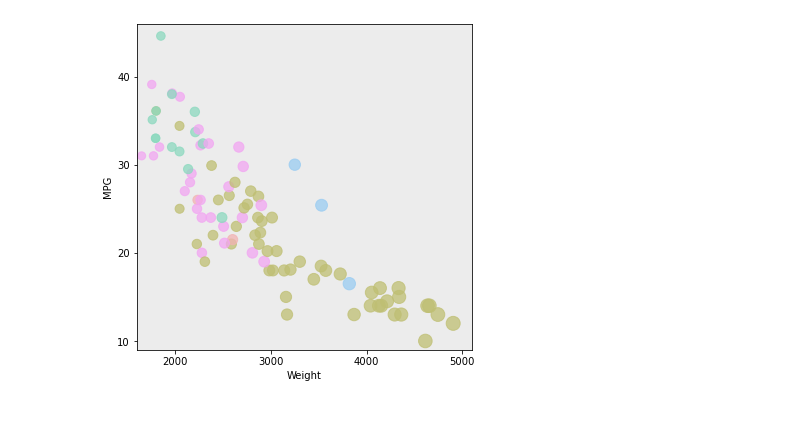
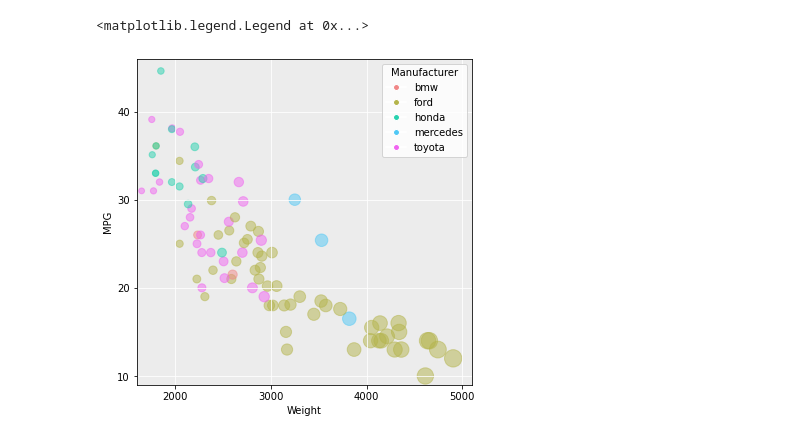
Before and after one commit to cs480x-22c/a2-DataVis-5Ways, a Jupyter notebook: matplotlib/matplotlib vis.ipynb, the cells around one changed output. Drawn from its saved outputs; the diff is of its cells as text; code cells hidden in the pictures.

Commit message:
Added images

```diff
--- a/matplotlib/matplotlib vis.ipynb
+++ b/matplotlib/matplotlib vis.ipynb
@@ -1,32 +1,42 @@
 # %%
 import pandas as pd
 df = pd.read_csv("../cars-sample.csv")
 
 def mapColor(m):
     if m == "ford":
-        return (.75, .75, .45, .75)
+        return (180/255, 180/255, 75/255, .5)
     elif m == "toyota":
-        return (.95, .65, .95, .75)
+        return (240/255, 100/255, 240/255, .5)
     elif m == "bmw":
-        return (.95, .70, .70, .75)
+        return (240/255, 135/255, 135/255, .5)
     elif m == "honda":
-        return (.55, .85, .75, .75)
+        return (40/255, 210/255, 175/255, .5)
     elif m == "mercedes":
-        return (.60, .80, .95, .75)
+        return (80/255, 200/255, 245/255, .5)
 
 color = df.Manufacturer.apply(lambda x: mapColor(x))
-size = df.Weight.apply(lambda x: x / 25)
+size = df.Weight.apply(lambda x: 3.14 * (x / 500)**2)
 
 import matplotlib.pyplot as plt
+from matplotlib.lines import Line2D
 fig = plt.figure(figsize=(6, 6))
 ax = fig.add_subplot()
+ax.grid(color="white")
 ax.scatter(df.Weight, df.MPG, color=color, s=size)
 ax.set_xlabel("Weight")
 ax.set_xlim(1600, 5100)
 ax.set_xticks(ticks=[2000, 3000, 4000, 5000])
 ax.set_ylabel("MPG")
 ax.set_ylim(9, 46)
 ax.set_facecolor("#ECECEC")
-ax.set_yticks(ticks=[10, 20, 30, 40]);
+ax.set_yticks(ticks=[10, 20, 30, 40])
+
+line1 = Line2D(range(1), range(1), color="white", marker='o', markerfacecolor=(240/255, 135/255, 135/255))
+line2 = Line2D(range(1), range(1), color="white", marker='o', markerfacecolor=(180/255, 180/255, 75/255))
+line3 = Line2D(range(1), range(1), color="white", marker='o', markerfacecolor=(40/255, 210/255, 175/255))
+line4 = Line2D(range(1), range(1), color="white", marker='o', markerfacecolor=(80/255, 200/255, 245/255))
+line5 = Line2D(range(1), range(1), color="white", marker='o', markerfacecolor=(240/255, 100/255, 240/255))
+ax.legend((line1,line2,line3,line4,line5),('bmw','ford', 'honda', 'mercedes', 'toyota'),numpoints=1, loc=1,title="Manufacturer")
 # %% [output]
+<matplotlib.legend.Legend at 0x...>
-[figure, old version]
+[figure, new version]
```
Also changed, not shown: 9 other files.
